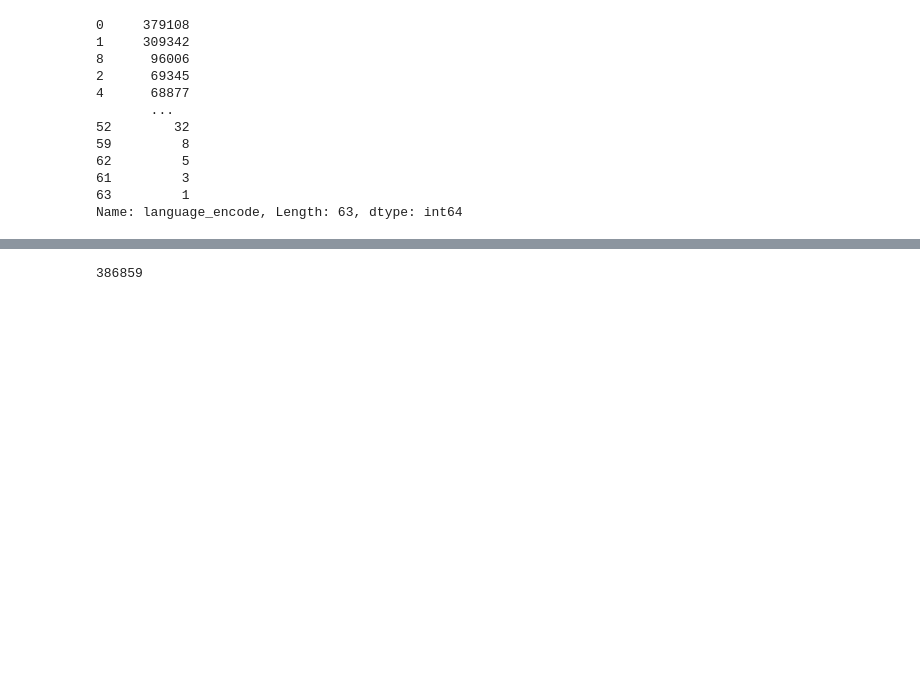
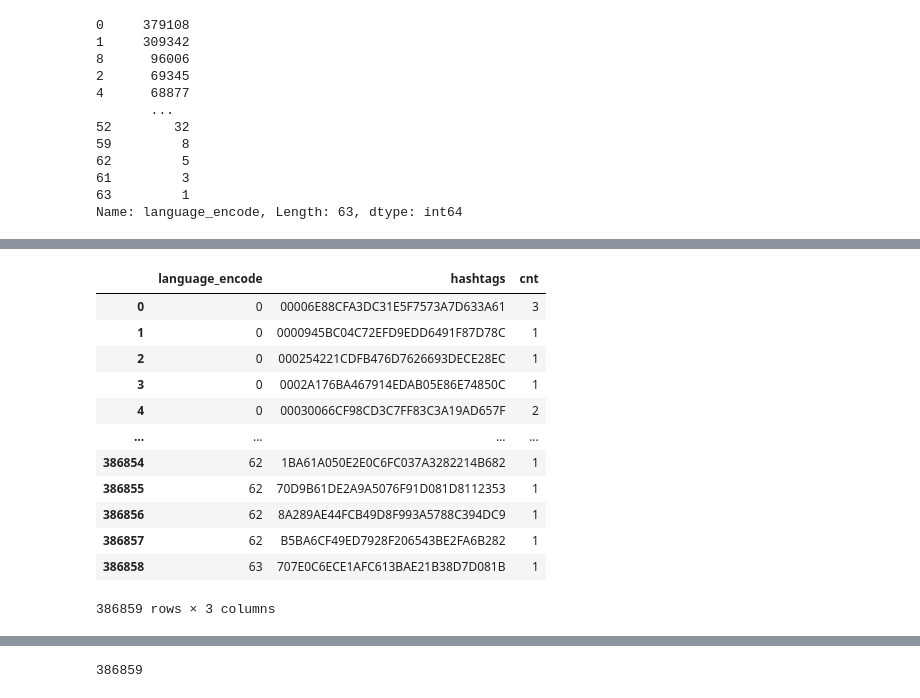
Before and after one commit to RecKIE7/recsys2021-twitter, a Jupyter notebook: analysis/hashtag_language.ipynb, the cells around one changed output, grey strips where cells are left out. Drawn from its saved outputs; the diff is of its cells as text; code cells hidden in the pictures; blank space fills up the shorter version.

```diff
--- a/analysis/hashtag_language.ipynb
+++ b/analysis/hashtag_language.ipynb
@@ -206,5 +207,19 @@ aggregate_result = aggregate_result.drop('hashtags', axis=1)
 # %%
-aggregate_result = aggregate_result.reset_index()
+aggregate_result
+# %% [output]
+|  | language_encode | hashtags | cnt |
+| 0 | 0 | 00006E88CFA3DC31E5F7573A7D633A61 | 3 |
+| 1 | 0 | 0000945BC04C72EFD9EDD6491F87D78C | 1 |
+| 2 | 0 | 000254221CDFB476D7626693DECE28EC | 1 |
+| 3 | 0 | 0002A176BA467914EDAB05E86E74850C | 1 |
+| 4 | 0 | 00030066CF98CD3C7FF83C3A19AD657F | 2 |
+| ... | ... | ... | ... |
+| 386854 | 62 | 1BA61A050E2E0C6FC037A3282214B682 | 1 |
+| 386855 | 62 | 70D9B61DE2A9A5076F91D081D8112353 | 1 |
+| 386856 | 62 | 8A289AE44FCB49D8F993A5788C394DC9 | 1 |
+| 386857 | 62 | B5BA6CF49ED7928F206543BE2FA6B282 | 1 |
+| 386858 | 63 | 707E0C6ECE1AFC613BAE21B38D7D081B | 1 |
+386859 rows × 3 columns
 # %%
 aggregate_result.head()
 # %% [output]
```
Also changed, not shown: parts of 12 cells of this notebook.
